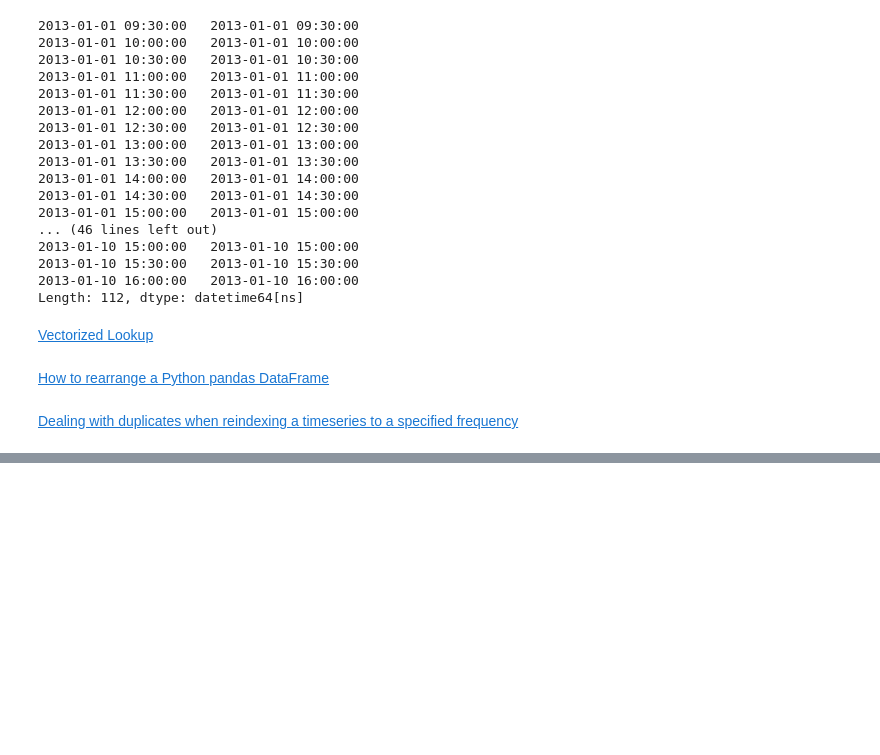
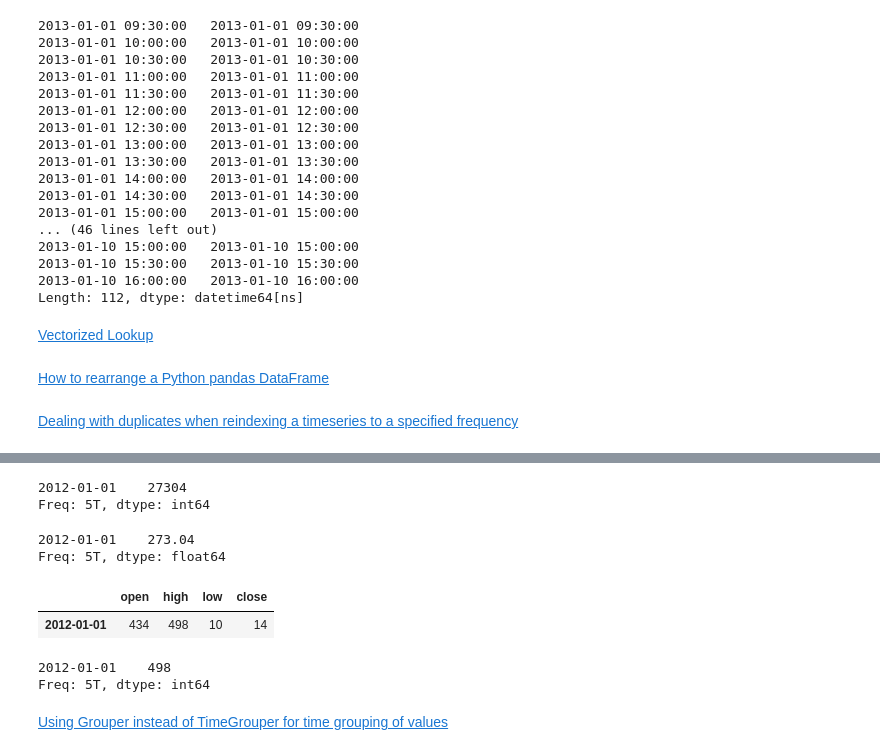
Before and after one commit to bgroveben/python3_machine_learning_projects, a Jupyter notebook: learn_kaggle/pandas/pandas_cookbook.ipynb, the cells around one changed output, grey strips where cells are left out. Drawn from its saved outputs; the diff is of its cells as text; code cells hidden in the pictures; blank space fills up the shorter version.

```diff
--- a/learn_kaggle/pandas/pandas_cookbook.ipynb
+++ b/learn_kaggle/pandas/pandas_cookbook.ipynb
@@ -1721,0 +1740,3 @@ Length: 112, dtype: datetime64[ns]
+# %%
+# The resample basics:
+rng = pd.date_range('1/1/2012', periods=100, freq='S'); rng
@@ -1721,0 +1761,2 @@ Length: 112, dtype: datetime64[ns]
+# %%
+ts = pd.Series(np.random.randint(0, 500, len(rng)), index=rng); ts
@@ -1721,0 +1781,22 @@ Length: 112, dtype: datetime64[ns]
+# %%
+ts.resample('5Min').sum()
+# %% [output]
+2012-01-01    27304
+Freq: 5T, dtype: int64
+# %%
+ts.resample('5Min').mean()
+# %% [output]
+2012-01-01    273.04
+Freq: 5T, dtype: float64
+# %%
+ts.resample('5Min').ohlc()
+# %% [output]
+|  | open | high | low | close |
+| 2012-01-01 | 434 | 498 | 10 | 14 |
+# %%
+ts.resample('5Min').max()
+# %% [output]
+2012-01-01    498
+Freq: 5T, dtype: int64
+# %% [markdown]
+[Using Grouper instead of TimeGrouper for time grouping of values](https://stackoverflow.com/questions/15297053/how-can-i-divide-single-values-of-a-dataframe-by-monthly-averages)
```
Also changed, not shown: parts of 31 cells of this notebook.
